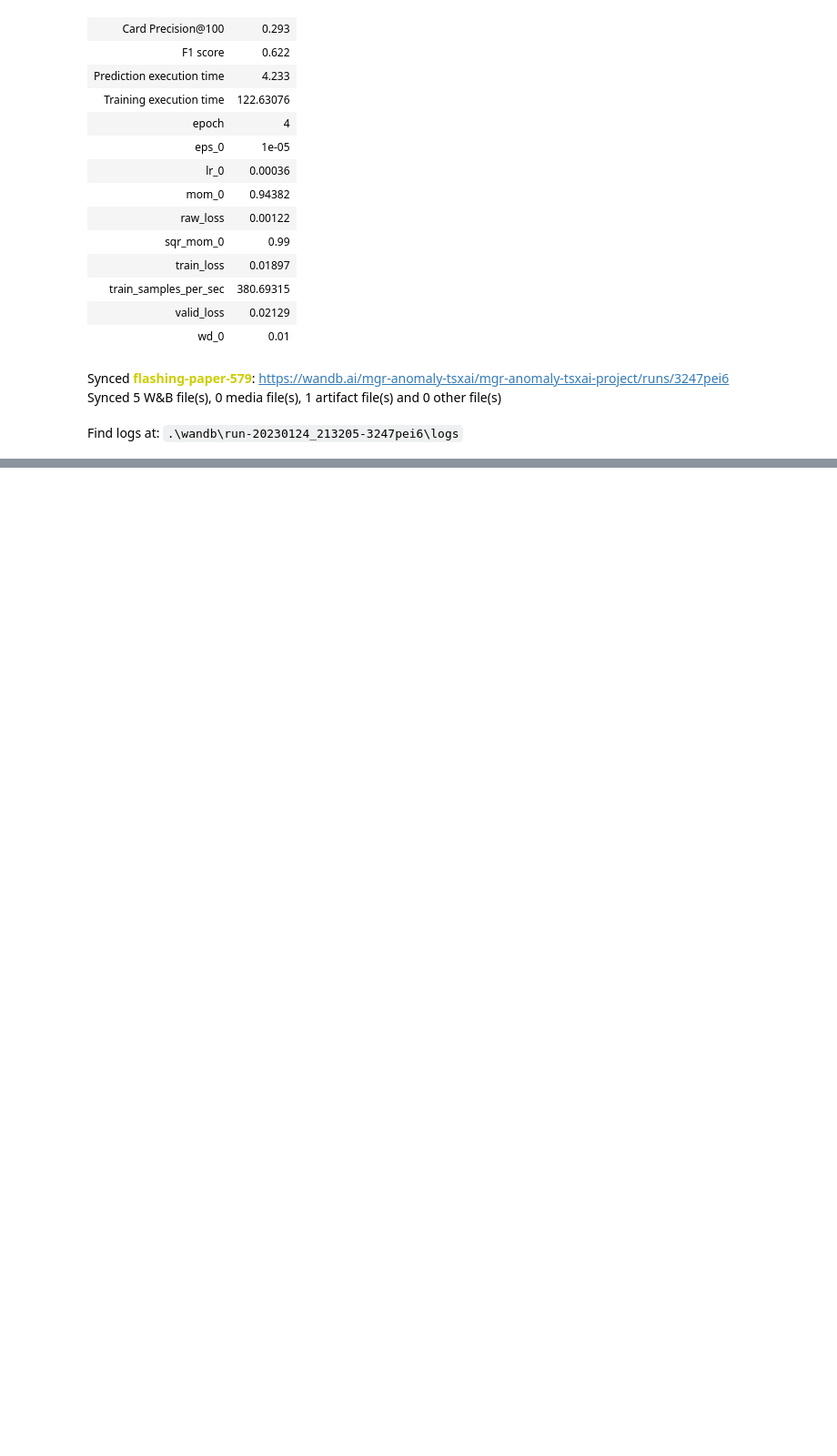
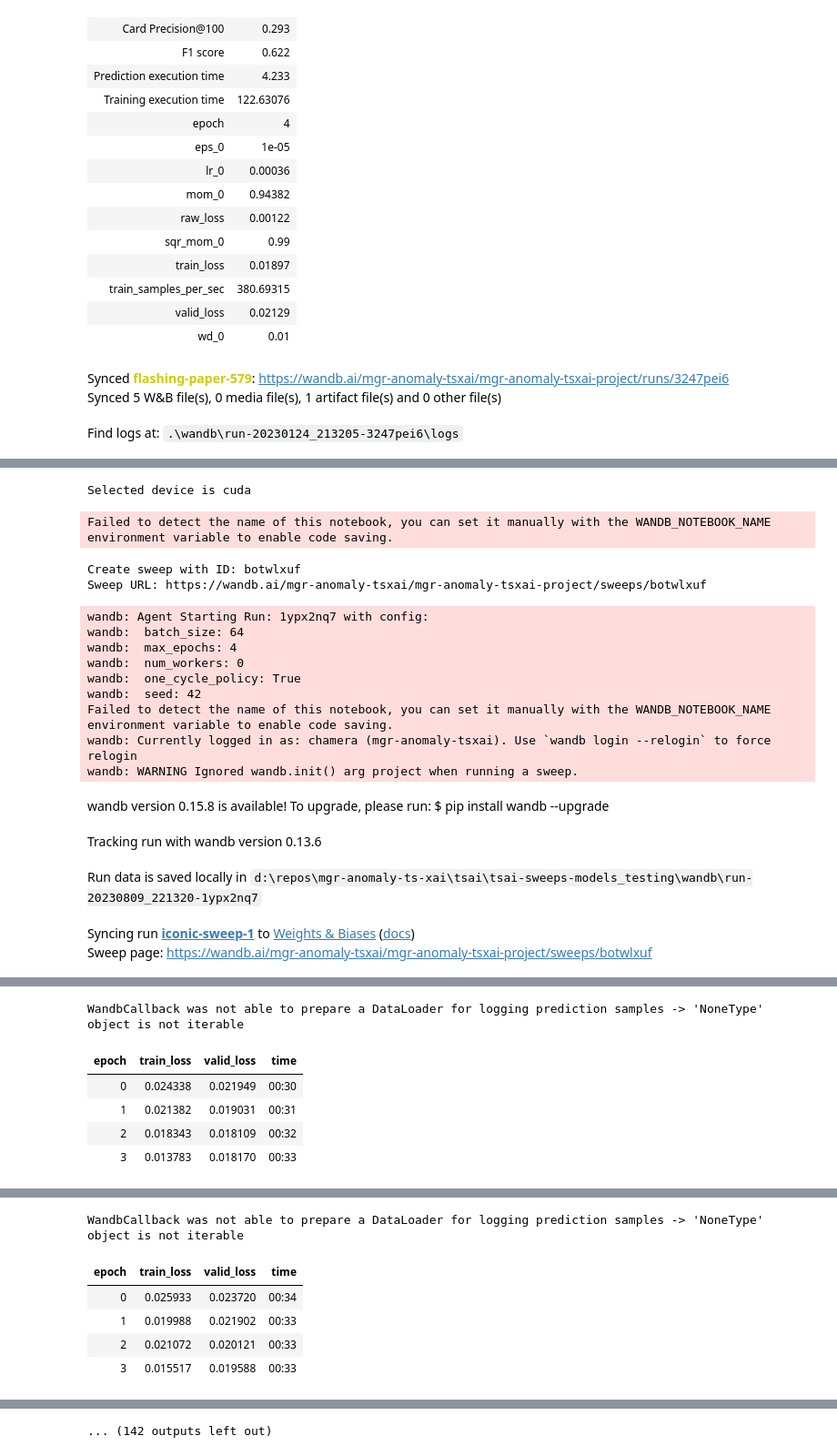
Before and after one commit to MarcinChamera/mgr-anomaly-ts-xai, a Jupyter notebook: tsai/tsai-sweeps-models_testing/tsai-Resnet.ipynb, the cells around one changed output, grey strips where cells are left out. Shown at 91% size. Saved outputs shown, nothing was run; the diff lists cells and outputs as text; code cells hidden in the pictures; blank space fills up the shorter version.

Commit message:
Local files synced with the repo

```diff
--- a/tsai/tsai-sweeps-models_testing/tsai-Resnet.ipynb
+++ b/tsai/tsai-sweeps-models_testing/tsai-Resnet.ipynb
@@ -205,0 +236,40 @@ Find logs at: .\wandb\run-20230124_213205-3247pei6\logs
+# %%
+SEQ_LEN = 5
+if torch.cuda.is_available():
+    DEVICE = "cuda"
+else:
+    DEVICE = "cpu"
+print("Selected device is",DEVICE)
+# %% [output]
+Selected device is cuda
+# %%
+sweep_config = {
+                'method': 'random',
+                'metric': {
+                    'goal': 'minimize',
+                    'name': 'val_loss'
+                    },
+                'parameters': {
+                    'one_cycle_policy' : {
+                        'value' : True
+                    },
+                    'batch_size': {
+                        'values' : [64, 128, 256]
+                    },
+                    'max_epochs': {
+                        'values': [1, 2, 3, 4, 5, 6, 7, 8]
+                    },
+                    'num_workers': {
+                        'value' : 0
+                    },
+                    'seed': {
+                        'value' : SEED
+                    }
+                }
+ }
+# %%
+sweep_id = wandb.sweep(sweep_config, project="mgr-anomaly-tsxai-project")
+# %% [output]
+Failed to detect the name of this notebook, you can set it manually with the WANDB_NOTEBOOK_NAME environment variable to enable code saving.
+Create sweep with ID: botwlxuf
+Sweep URL: https://wandb.ai/mgr-anomaly-tsxai/mgr-anomaly-tsxai-project/sweeps/botwlxuf
@@ -205,0 +339,18 @@ Find logs at: .\wandb\run-20230124_213205-3247pei6\logs
+# %%
+# only 24 possible combinations of hyperparameters
+wandb.agent(sweep_id, train, count=24)
+# %% [output]
+wandb: Agent Starting Run: 1ypx2nq7 with config:
+wandb:  batch_size: 64
+wandb:  max_epochs: 4
+wandb:  num_workers: 0
+wandb:  one_cycle_policy: True
+wandb:  seed: 42
+Failed to detect the name of this notebook, you can set it manually with the WANDB_NOTEBOOK_NAME environment variable to enable code saving.
+wandb: Currently logged in as: chamera (mgr-anomaly-tsxai). Use `wandb login --relogin` to force relogin
+wandb: WARNING Ignored wandb.init() arg project when running a sweep.
+wandb version 0.15.8 is available! To upgrade, please run: $ pip install wandb --upgrade
+Tracking run with wandb version 0.13.6
+Run data is saved locally in d:\repos\mgr-anomaly-ts-xai\tsai\tsai-sweeps-models_testing\wandb\run-20230809_221320-1ypx2nq7
+Syncing run iconic-sweep-1 to Weights & Biases (docs)
+Sweep page: https://wandb.ai/mgr-anomaly-tsxai/mgr-anomaly-tsxai-project/sweeps/botwlxuf
@@ -205,0 +358,6 @@ Find logs at: .\wandb\run-20230124_213205-3247pei6\logs
+WandbCallback was not able to prepare a DataLoader for logging prediction samples -> 'NoneType' object is not iterable
+| epoch | train_loss | valid_loss | time |
+| 0 | 0.024338 | 0.021949 | 00:30 |
+| 1 | 0.021382 | 0.019031 | 00:31 |
+| 2 | 0.018343 | 0.018109 | 00:32 |
+| 3 | 0.013783 | 0.018170 | 00:33 |
@@ -205,0 +365,6 @@ Find logs at: .\wandb\run-20230124_213205-3247pei6\logs
+WandbCallback was not able to prepare a DataLoader for logging prediction samples -> 'NoneType' object is not iterable
+| epoch | train_loss | valid_loss | time |
+| 0 | 0.025933 | 0.023720 | 00:34 |
+| 1 | 0.019988 | 0.021902 | 00:33 |
+| 2 | 0.021072 | 0.020121 | 00:33 |
+| 3 | 0.015517 | 0.019588 | 00:33 |
@@ -205,0 +372 @@ Find logs at: .\wandb\run-20230124_213205-3247pei6\logs
+... (142 outputs left out)
```
Also changed, not shown: parts of 8 cells of this notebook, 12 other files.
